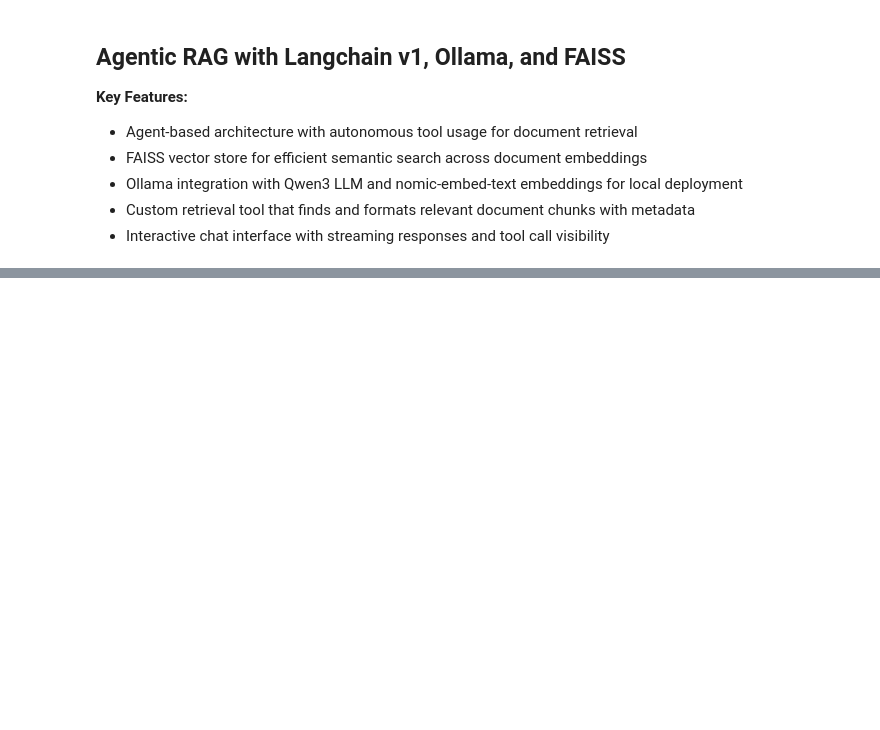
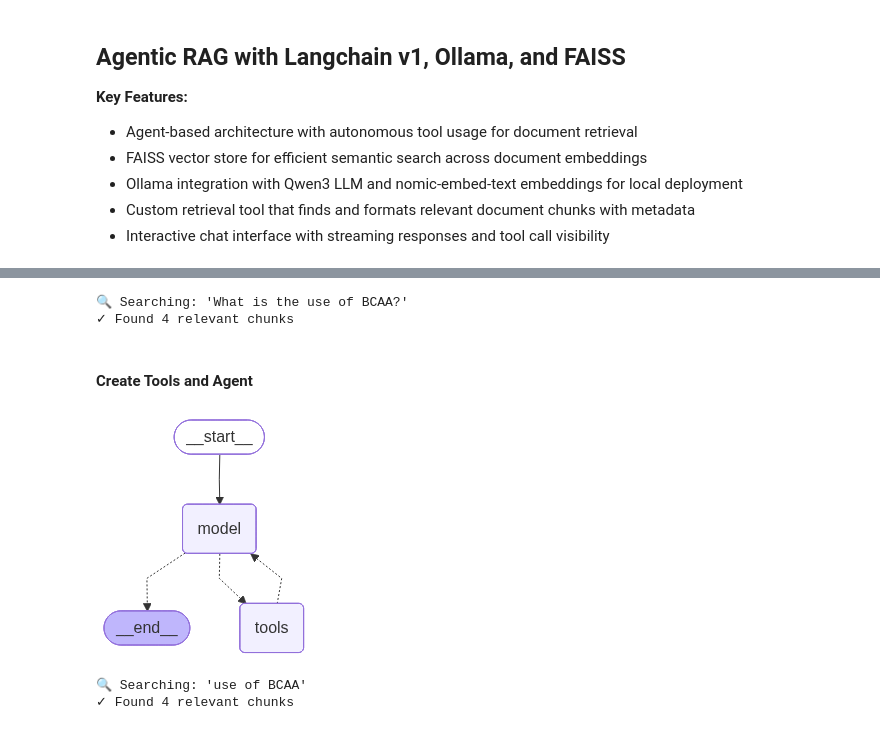
Before and after one commit to laxmimerit/Langchain-and-Ollama, a Jupyter notebook: 13. Agentic RAG/Agentic RAG.ipynb, the cells around one changed output, grey strips where cells are left out. Drawn from its saved outputs; the diff is of its cells as text; code cells hidden in the pictures; blank space fills up the shorter version.

Commit message:
Agentic RAG done

```diff
--- a/13. Agentic RAG/Agentic RAG.ipynb
+++ b/13. Agentic RAG/Agentic RAG.ipynb
@@ -84,26 +103,29 @@ def retrieve_context(query: str):
 
     # Format for LLM
     content = "\n\n".join(
-        f"Page {doc.metadata.get('page', '?')}: {doc.page_content}"
+        f"Source: {doc.metadata.get('source', '?')} (Page {doc.metadata.get('page', '?')}): {doc.page_content}"
         for doc in docs
     )
 
     print(f"✓ Found {len(docs)} relevant chunks")
-    return content, docs
-
-# ============================================================================
-# AGENT CREATION
-# ============================================================================
-tools = [retrieve_context]
-
-# Agent prompt - simplified for single tool
-system_prompt = """You are a research assistant with a document retrieval tool.
-
-                    Tool:
-                    - retrieve_context: Search the document for relevant information
-
-                    Always use the tool to find relevant information before answering.
-                    Cite page numbers and be thorough."""
+    return content
+# %%
+result = retrieve_context.invoke("What is the use of BCAA?")
+# print(result)
+# %% [output]
+🔍 Searching: 'What is the use of BCAA?'
+✓ Found 4 relevant chunks
+# %% [markdown]
+#### Create Tools and Agent
+# %%
+tools = [retrieve_context]
+
+system_prompt = """You are a research assistant with a document retrieval tool.
+
+                    Tool:
+                    - retrieve_context: Search the document for the health related question
+
+                    Cite page numbers and reference document while writing the answer and be thorough."""
 # %%
 # Create the agentic RAG
 rag_agent = create_agent(llm, tools, system_prompt=system_prompt)
@@ -112,5 +132,9 @@ rag_agent
 # %%
 rag_agent
-
-response = rag_agent.invoke({'messages': "What is the use of BCAA?"})
-response
+# %% [output]
+[figure, added]
+# %%
+result = rag_agent.invoke({'messages': "What is the use of BCAA?"})
+# %% [output]
+🔍 Searching: 'use of BCAA'
+✓ Found 4 relevant chunks
```
Also changed, not shown: parts of 12 cells of this notebook.
